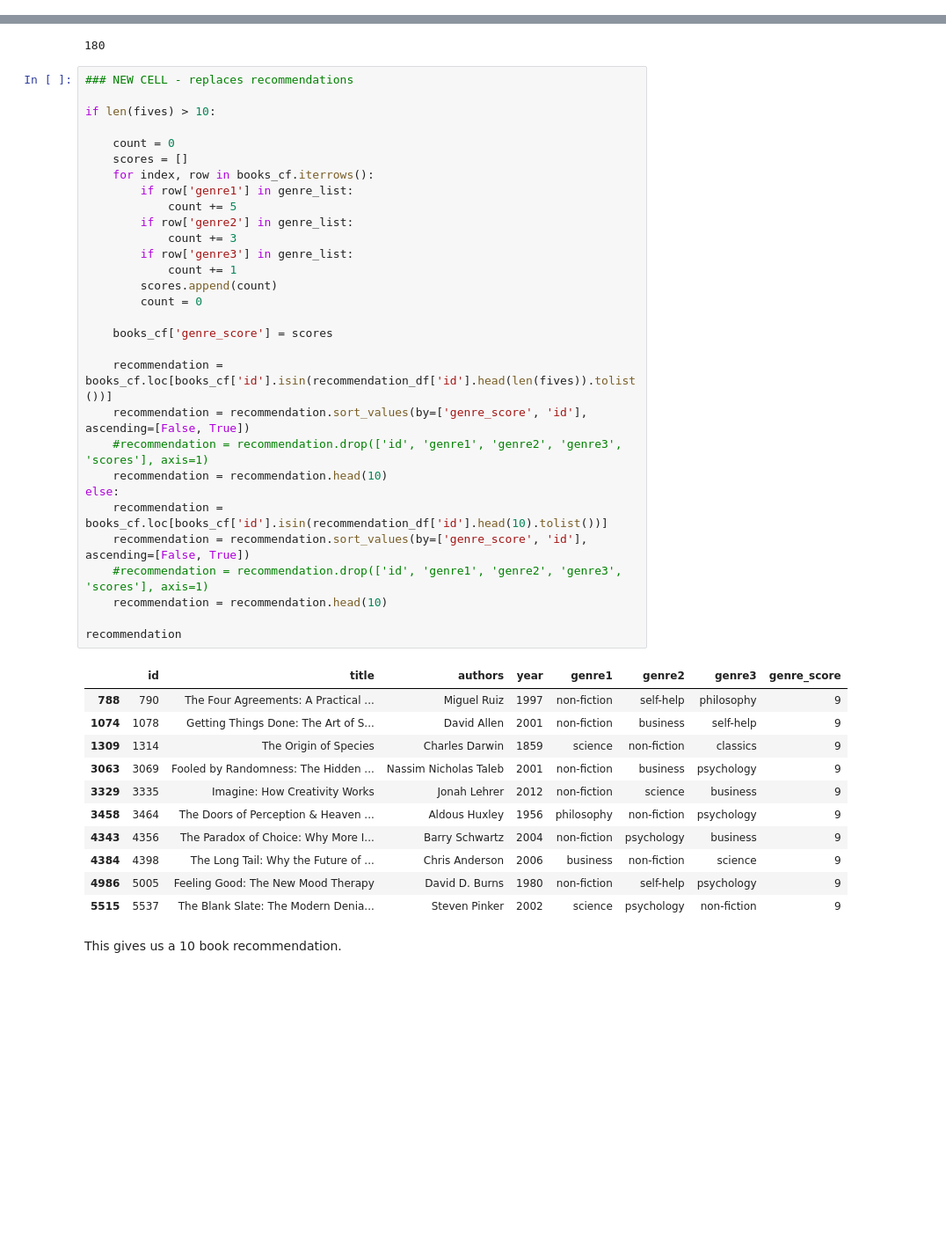
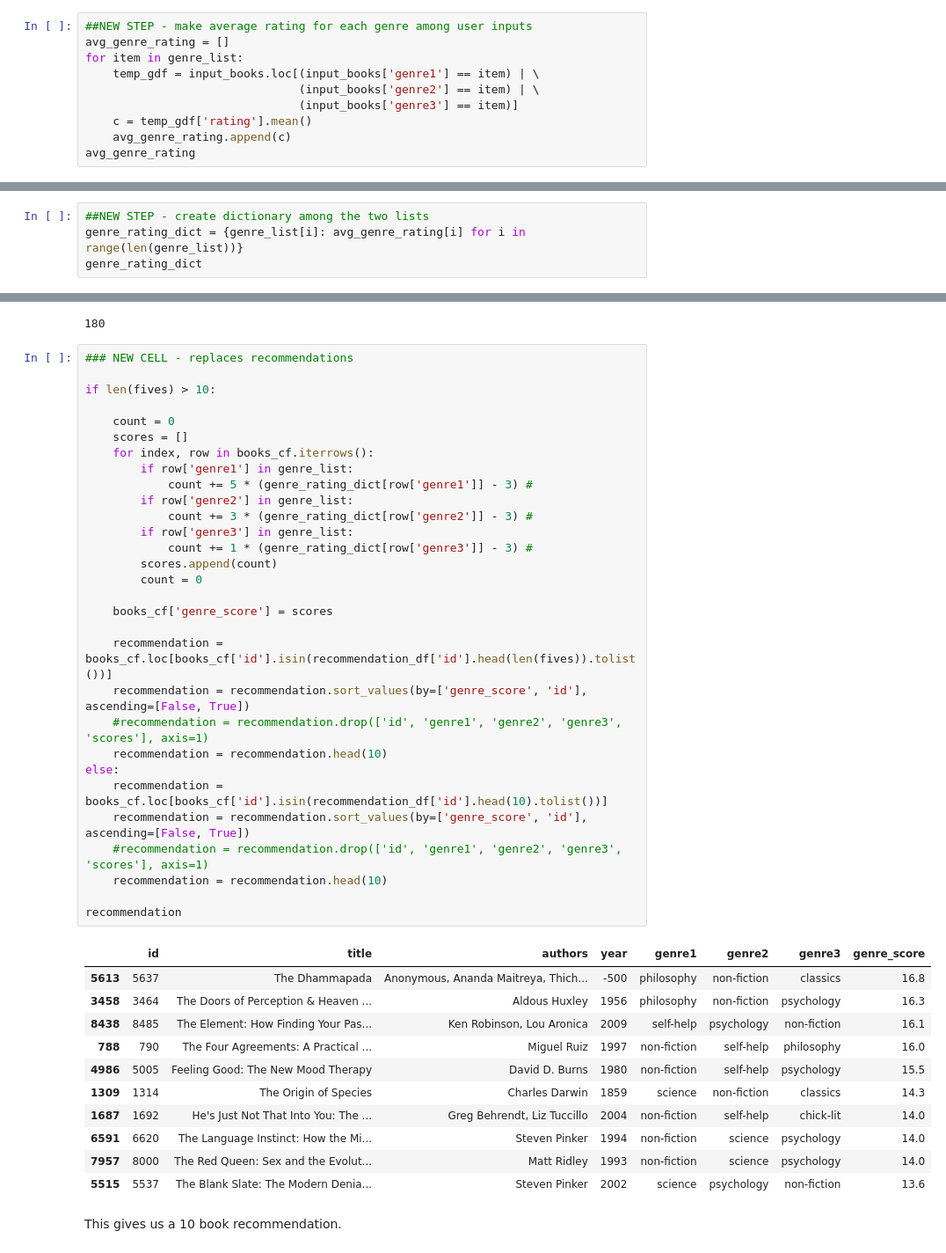
Before and after one commit to gcolson11/Capstone_Books, a Jupyter notebook: Pre-processing and Model.ipynb, the cells around one changed output, grey strips where cells are left out. Shown: that part at 88% size. Saved outputs shown, nothing was run; the diff lists cells and outputs as text; blank space fills up the shorter version.

Commit message:
added genre rating scores

```diff
--- a/Pre-processing and Model.ipynb
+++ b/Pre-processing and Model.ipynb
@@ -211,0 +181,10 @@ genre_list
+# %%
+##NEW STEP - make average rating for each genre among user inputs
+avg_genre_rating = []
+for item in genre_list:
+    temp_gdf = input_books.loc[(input_books['genre1'] == item) | \
+                               (input_books['genre2'] == item) | \
+                               (input_books['genre3'] == item)]
+    c = temp_gdf['rating'].mean()
+    avg_genre_rating.append(c)
+avg_genre_rating
@@ -211,0 +193,4 @@ genre_list
+# %%
+##NEW STEP - create dictionary among the two lists
+genre_rating_dict = {genre_list[i]: avg_genre_rating[i] for i in range(len(genre_list))}
+genre_rating_dict
@@ -405,45 +398,45 @@ len(fives)
 # %%
 ### NEW CELL - replaces recommendations
 
 if len(fives) > 10:
 
     count = 0
     scores = []
     for index, row in books_cf.iterrows():
         if row['genre1'] in genre_list:
-            count += 5
+            count += 5 * (genre_rating_dict[row['genre1']] - 3) #
         if row['genre2'] in genre_list:
-            count += 3
+            count += 3 * (genre_rating_dict[row['genre2']] - 3) #
         if row['genre3'] in genre_list:
-            count += 1
+            count += 1 * (genre_rating_dict[row['genre3']] - 3) #
         scores.append(count)
         count = 0
 
     books_cf['genre_score'] = scores
 
     recommendation = books_cf.loc[books_cf['id'].isin(recommendation_df['id'].head(len(fives)).tolist())]
     recommendation = recommendation.sort_values(by=['genre_score', 'id'], ascending=[False, True])
     #recommendation = recommendation.drop(['id', 'genre1', 'genre2', 'genre3', 'scores'], axis=1)
     recommendation = recommendation.head(10)
 else:
     recommendation = books_cf.loc[books_cf['id'].isin(recommendation_df['id'].head(10).tolist())]
     recommendation = recommendation.sort_values(by=['genre_score', 'id'], ascending=[False, True])
     #recommendation = recommendation.drop(['id', 'genre1', 'genre2', 'genre3', 'scores'], axis=1)
     recommendation = recommendation.head(10)
 
 recommendation
 # %% [output]
 |  | id | title | authors | year | genre1 | genre2 | genre3 | genre_score |
-| 788 | 790 | The Four Agreements: A Practical ... | Miguel Ruiz | 1997 | non-fiction | self-help | philosophy | 9 |
-| 1074 | 1078 | Getting Things Done: The Art of S... | David Allen | 2001 | non-fiction | business | self-help | 9 |
-| 1309 | 1314 | The Origin of Species | Charles Darwin | 1859 | science | non-fiction | classics | 9 |
-| 3063 | 3069 | Fooled by Randomness: The Hidden ... | Nassim Nicholas Taleb | 2001 | non-fiction | business | psychology | 9 |
-| 3329 | 3335 | Imagine: How Creativity Works | Jonah Lehrer | 2012 | non-fiction | science | business | 9 |
-| 3458 | 3464 | The Doors of Perception & Heaven ... | Aldous Huxley | 1956 | philosophy | non-fiction | psychology | 9 |
-| 4343 | 4356 | The Paradox of Choice: Why More I... | Barry Schwartz | 2004 | non-fiction | psychology | business | 9 |
-| 4384 | 4398 | The Long Tail: Why the Future of ... | Chris Anderson | 2006 | business | non-fiction | science | 9 |
-| 4986 | 5005 | Feeling Good: The New Mood Therapy | David D. Burns | 1980 | non-fiction | self-help | psychology | 9 |
-| 5515 | 5537 | The Blank Slate: The Modern Denia... | Steven Pinker | 2002 | science | psychology | non-fiction | 9 |
+| 5613 | 5637 | The Dhammapada | Anonymous, Ananda Maitreya, Thich... | -500 | philosophy | non-fiction | classics | 16.8 |
+| 3458 | 3464 | The Doors of Perception & Heaven ... | Aldous Huxley | 1956 | philosophy | non-fiction | psychology | 16.3 |
+| 8438 | 8485 | The Element: How Finding Your Pas... | Ken Robinson, Lou Aronica | 2009 | self-help | psychology | non-fiction | 16.1 |
+| 788 | 790 | The Four Agreements: A Practical ... | Miguel Ruiz | 1997 | non-fiction | self-help | philosophy | 16.0 |
+| 4986 | 5005 | Feeling Good: The New Mood Therapy | David D. Burns | 1980 | non-fiction | self-help | psychology | 15.5 |
+| 1309 | 1314 | The Origin of Species | Charles Darwin | 1859 | science | non-fiction | classics | 14.3 |
+| 1687 | 1692 | He's Just Not That Into You: The ... | Greg Behrendt, Liz Tuccillo | 2004 | non-fiction | self-help | chick-lit | 14.0 |
+| 6591 | 6620 | The Language Instinct: How the Mi... | Steven Pinker | 1994 | non-fiction | science | psychology | 14.0 |
+| 7957 | 8000 | The Red Queen: Sex and the Evolut... | Matt Ridley | 1993 | non-fiction | science | psychology | 14.0 |
+| 5515 | 5537 | The Blank Slate: The Modern Denia... | Steven Pinker | 2002 | science | psychology | non-fiction | 13.6 |
 # %% [markdown]
 This gives us a 10 book recommendation.
 # %% [markdown]
```
Also changed, not shown: parts of 4 cells of this notebook.
